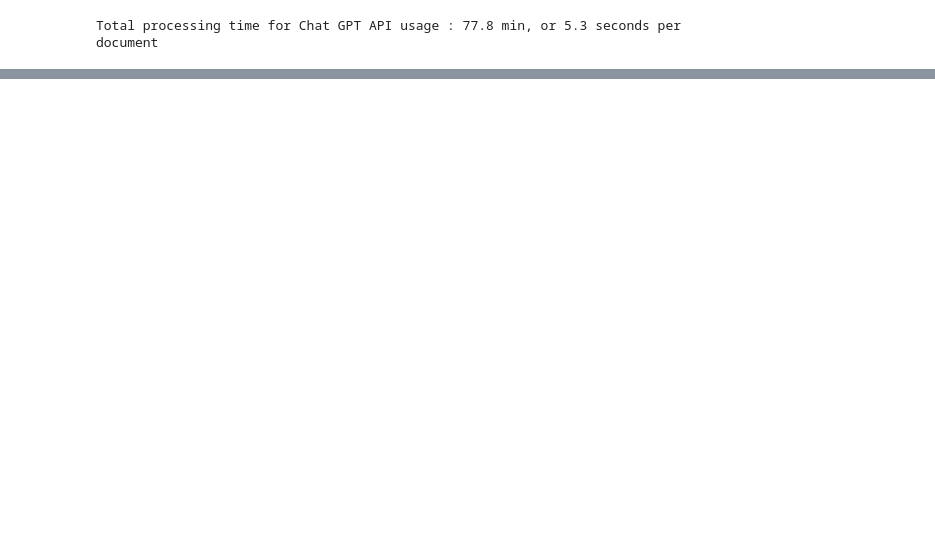
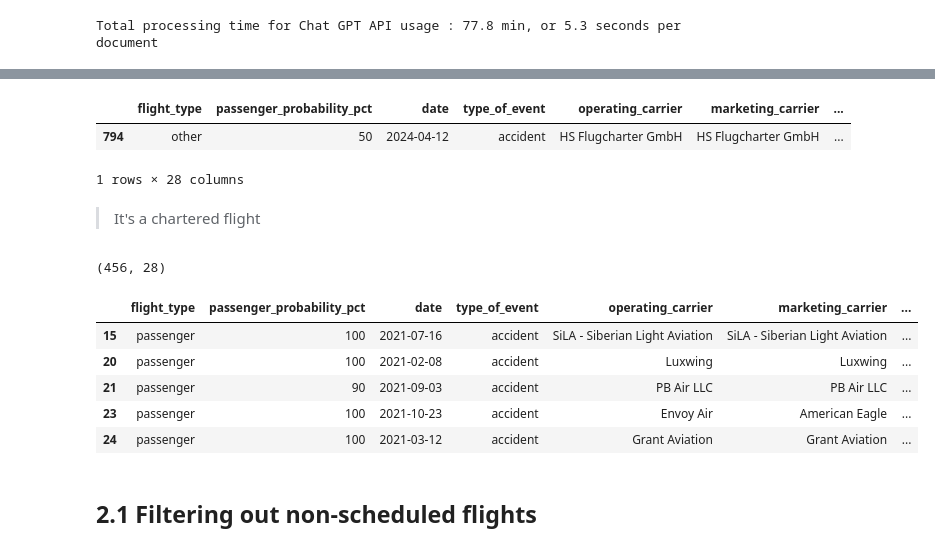
Before and after one commit to kwonowk/aviation-safety, a Jupyter notebook: aviation_incidents.ipynb, the cells around one changed output, grey strips where cells are left out. Drawn from its saved outputs; the diff is of its cells as text; code cells hidden in the pictures; blank space fills up the shorter version.

```diff
--- a/aviation_incidents.ipynb
+++ b/aviation_incidents.ipynb
@@ -174,0 +188,25 @@ df.to_csv('aviation_events.csv')
+# %%
+# What is troubling?
+
+df.loc[(df.passenger_probability_pct <= 70) & (df.passenger_probability_pct >= 30)]
+# %% [output]
+|  | flight_type | passenger_probability_pct | date | type_of_event | operating_carrier | marketing_carrier | ... |
+| 794 | other | 50 | 2024-04-12 | accident | HS Flugcharter GmbH | HS Flugcharter GmbH | ... |
+1 rows × 28 columns
+# %% [markdown]
+> It's a chartered flight
+# %%
+# Filtering passenger flights
+passenger = df.loc[df.flight_type == 'passenger']
+print(passenger.shape)
+passenger.head()
+# %% [output]
+(456, 28)
+|  | flight_type | passenger_probability_pct | date | type_of_event | operating_carrier | marketing_carrier | ... |
+| 15 | passenger | 100 | 2021-07-16 | accident | SiLA - Siberian Light Aviation | SiLA - Siberian Light Aviation | ... |
+| 20 | passenger | 100 | 2021-02-08 | accident | Luxwing | Luxwing | ... |
+| 21 | passenger | 90 | 2021-09-03 | accident | PB Air LLC | PB Air LLC | ... |
+| 23 | passenger | 100 | 2021-10-23 | accident | Envoy Air | American Eagle | ... |
+| 24 | passenger | 100 | 2021-03-12 | accident | Grant Aviation | Grant Aviation | ... |
+# %% [markdown]
+## 2.1 Filtering out non-scheduled flights
```
Also changed, not shown: parts of 27 cells of this notebook.
